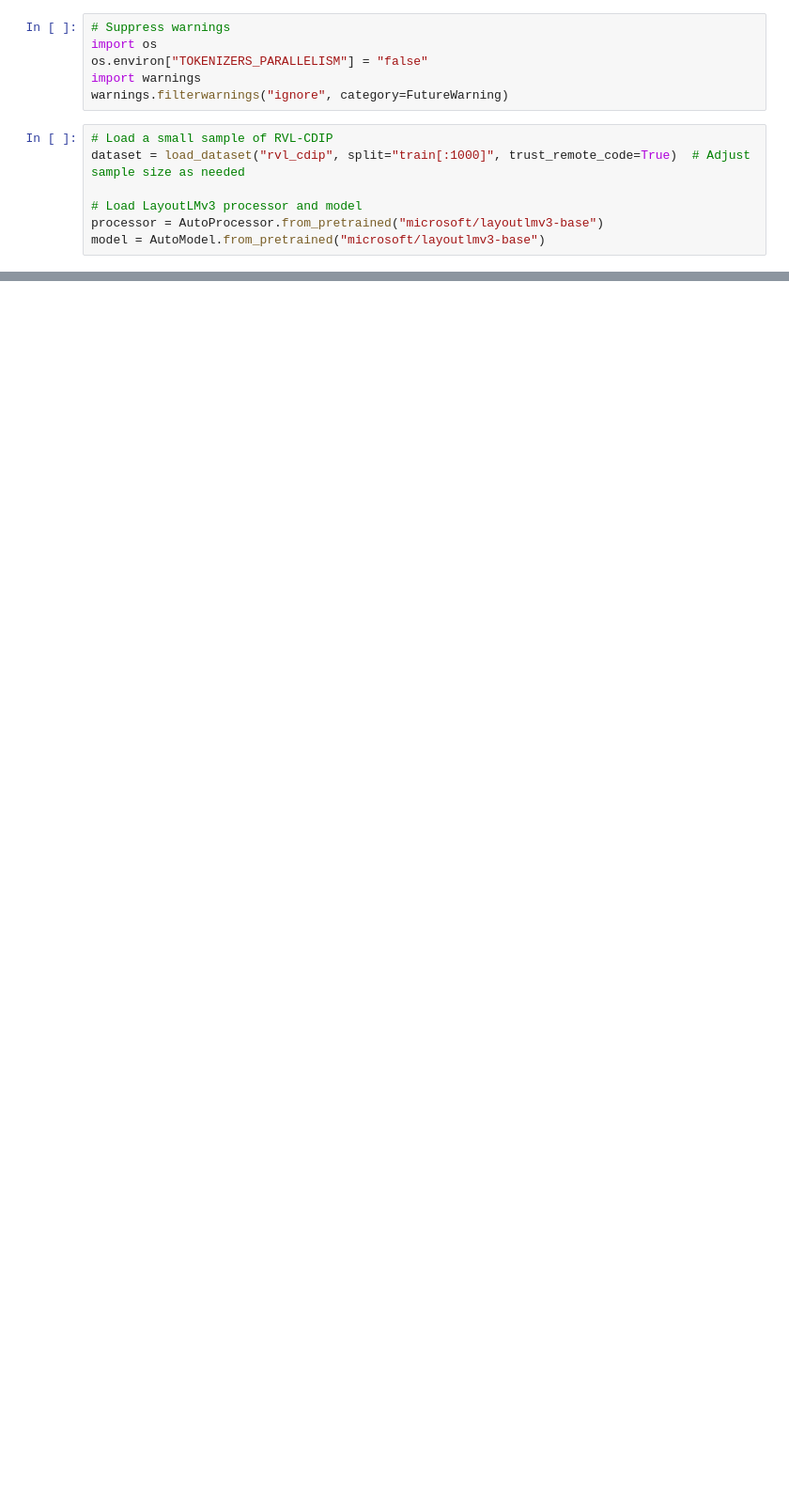
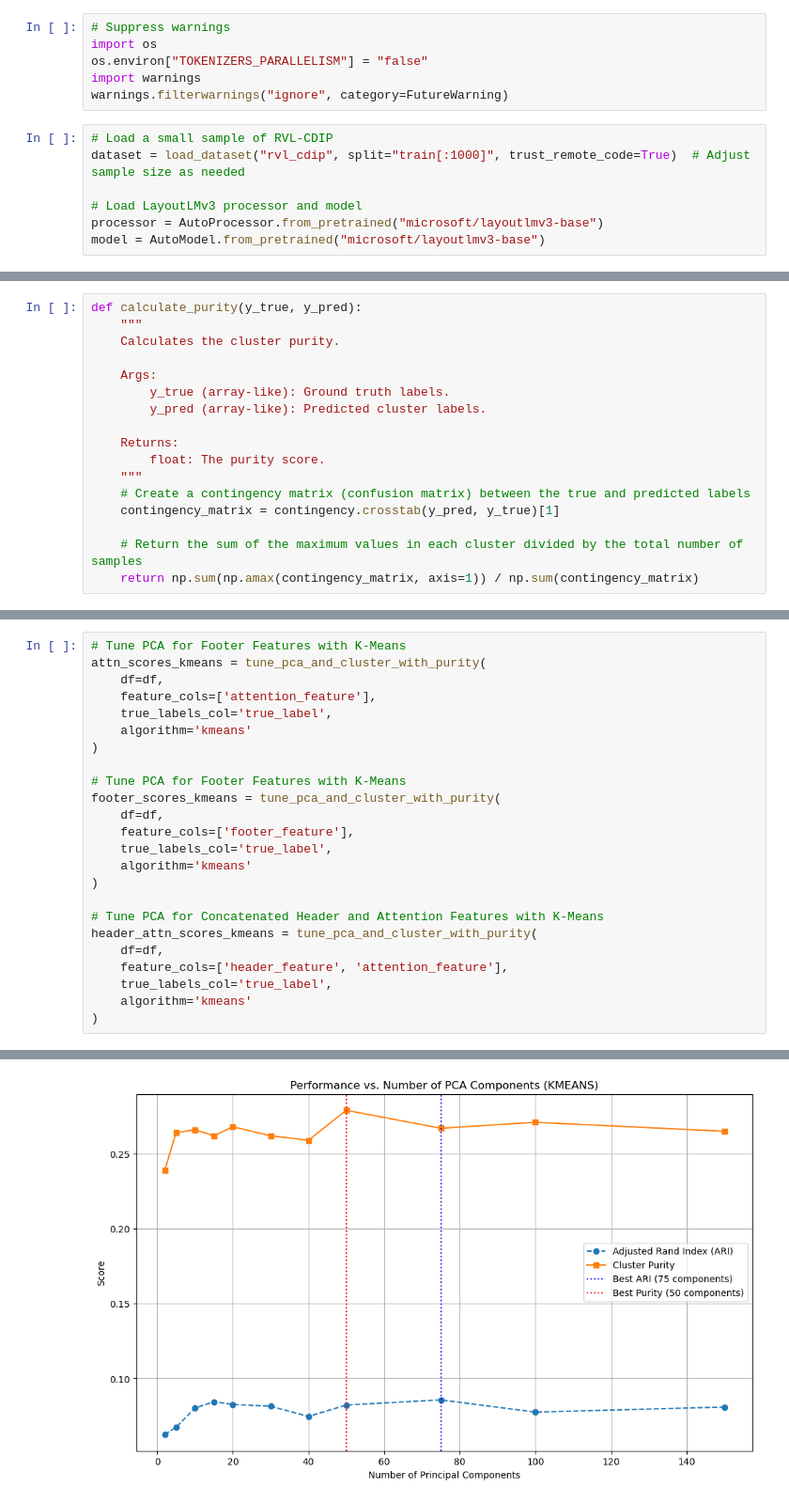
Before and after one commit to jackson-guthrie/comp-vision, a Jupyter notebook: LayoutLMv3-clustering.ipynb, the cells around one changed output, grey strips where cells are left out. Shown at 94% size. Cells and saved outputs as stored; diff of their text form; blank space fills up the shorter version.

```diff
--- a/LayoutLMv3-clustering.ipynb
+++ b/LayoutLMv3-clustering.ipynb
@@ -249,0 +109,17 @@ Raw cluster accuracy: 0.2220
+# %%
+def calculate_purity(y_true, y_pred):
+    """
+    Calculates the cluster purity.
+
+    Args:
+        y_true (array-like): Ground truth labels.
+        y_pred (array-like): Predicted cluster labels.
+
+    Returns:
+        float: The purity score.
+    """
+    # Create a contingency matrix (confusion matrix) between the true and predicted labels
+    contingency_matrix = contingency.crosstab(y_pred, y_true)[1]
+
+    # Return the sum of the maximum values in each cluster divided by the total number of samples
+    return np.sum(np.amax(contingency_matrix, axis=1)) / np.sum(contingency_matrix)
@@ -249,0 +197,25 @@ Raw cluster accuracy: 0.2220
+# %%
+# Tune PCA for Footer Features with K-Means
+attn_scores_kmeans = tune_pca_and_cluster_with_purity(
+    df=df,
+    feature_cols=['attention_feature'],
+    true_labels_col='true_label',
+    algorithm='kmeans'
+)
+
+# Tune PCA for Footer Features with K-Means
+footer_scores_kmeans = tune_pca_and_cluster_with_purity(
+    df=df,
+    feature_cols=['footer_feature'],
+    true_labels_col='true_label',
+    algorithm='kmeans'
+)
+
+# Tune PCA for Concatenated Header and Attention Features with K-Means
+header_attn_scores_kmeans = tune_pca_and_cluster_with_purity(
+    df=df,
+    feature_cols=['header_feature', 'attention_feature'],
+    true_labels_col='true_label',
+    algorithm='kmeans'
+)
+# %% [output]
@@ -249,0 +238 @@ Raw cluster accuracy: 0.2220
+[figure, added]
```
Also changed, not shown: parts of 22 cells of this notebook.
